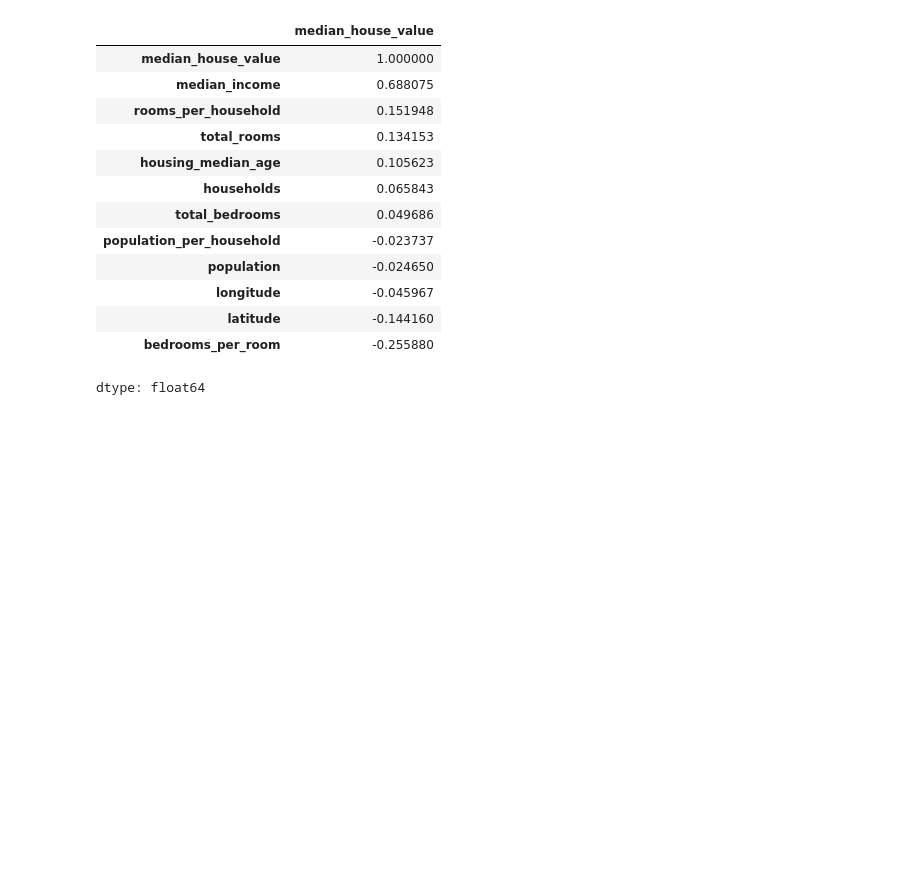
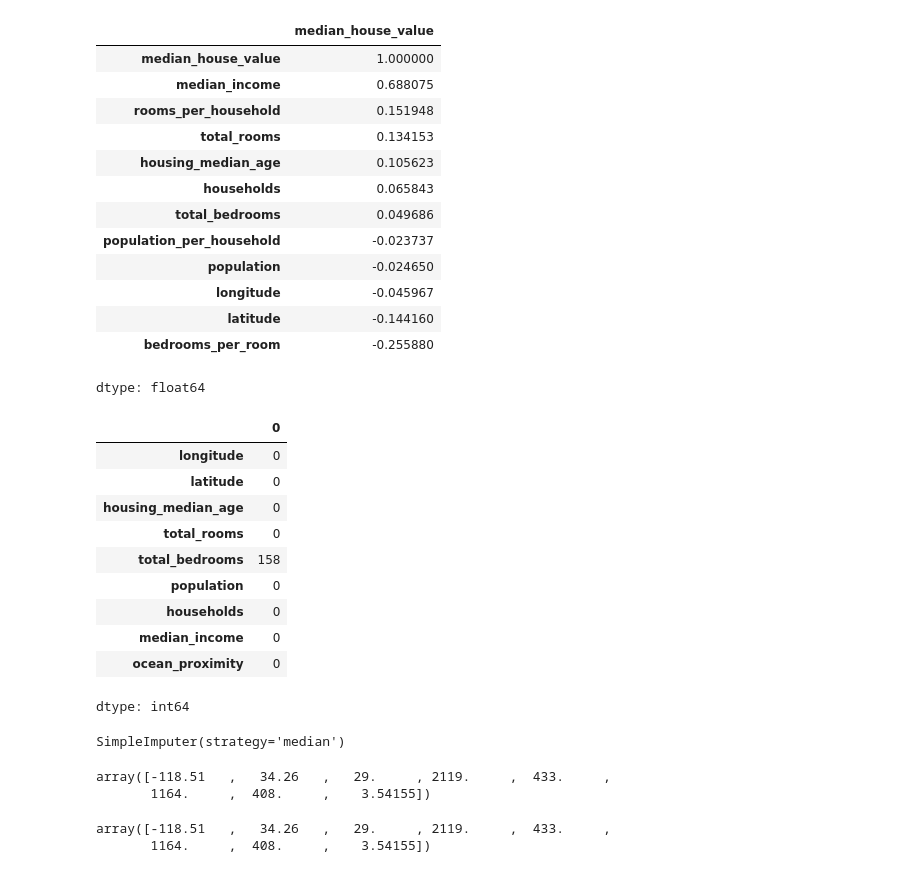
Before and after one commit to ShashankMk031/Housing_linear-regression_model, a Jupyter notebook: Housing_Linear_regression_model.ipynb, the cells around one changed output. Drawn from its saved outputs; the diff is of its cells as text; code cells hidden in the pictures; blank space fills up the shorter version.

Commit message:
Imputer

```diff
--- a/Housing_Linear_regression_model.ipynb
+++ b/Housing_Linear_regression_model.ipynb
@@ -308,3 +308,21 @@ corr_matrix["median_house_value"].sort_values(ascending=False)
 | latitude | -0.144160 |
 | bedrooms_per_room | -0.255880 |
 dtype: float64
+# %%
+#Getting stratified train set
+housing = strat_train_set.drop("median_house_value", axis = 1)
+housing_labels = strat_train_set['median_house_value'].copy()
+# %%
+housing.isnull().sum()
+# %% [output]
+|  | 0 |
+| longitude | 0 |
+| latitude | 0 |
+| housing_median_age | 0 |
+| total_rooms | 0 |
+| total_bedrooms | 158 |
+| population | 0 |
+| households | 0 |
+| median_income | 0 |
+| ocean_proximity | 0 |
+dtype: int64
@@ -310,0 +334,14 @@ dtype: float64
+# %%
+imputer.fit(housing_num)
+# %% [output]
+SimpleImputer(strategy='median')
+# %%
+imputer.statistics_
+# %% [output]
+array([-118.51   ,   34.26   ,   29.     , 2119.     ,  433.     ,
+       1164.     ,  408.     ,    3.54155])
+# %%
+housing_num.median().values
+# %% [output]
+array([-118.51   ,   34.26   ,   29.     , 2119.     ,  433.     ,
+       1164.     ,  408.     ,    3.54155])
```
Also changed, not shown: parts of 4 cells of this notebook.
